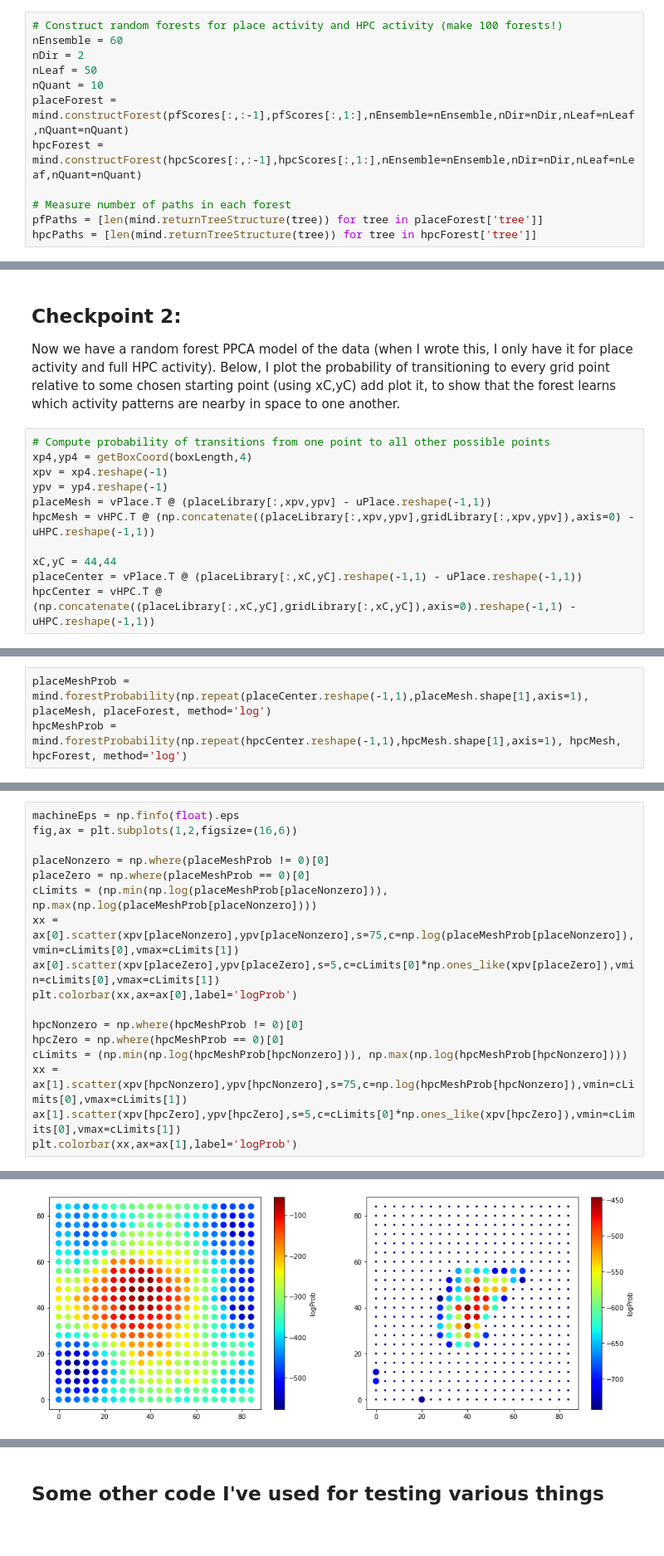
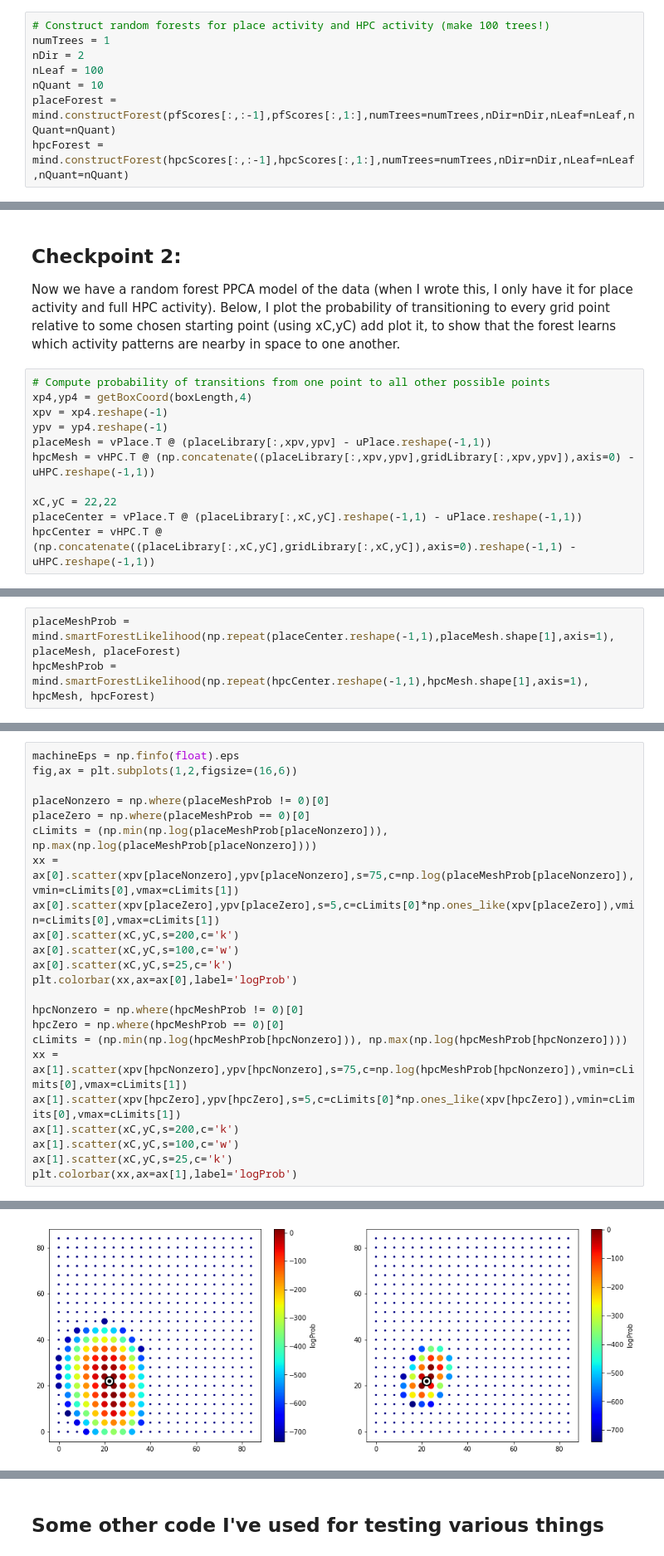
Before and after one commit to landoskape/mindAlgorithm, a Jupyter notebook: mindSimulations.ipynb, the cells around one changed output, grey strips where cells are left out. Shown at 83% size. Cells and saved outputs as stored; diff of their text form; blank space fills up the shorter version.

```diff
--- a/mindSimulations.ipynb
+++ b/mindSimulations.ipynb
@@ -171,15 +176,11 @@ Numpy finished in 0.2671053409576416 seconds
 # %%
-# Construct random forests for place activity and HPC activity (make 100 forests!)
-nEnsemble = 60
+# Construct random forests for place activity and HPC activity (make 100 trees!)
+numTrees = 1
 nDir = 2
-nLeaf = 50
+nLeaf = 100
 nQuant = 10
-placeForest = mind.constructForest(pfScores[:,:-1],pfScores[:,1:],nEnsemble=nEnsemble,nDir=nDir,nLeaf=nLeaf,nQuant=nQuant)
-hpcForest = mind.constructForest(hpcScores[:,:-1],hpcScores[:,1:],nEnsemble=nEnsemble,nDir=nDir,nLeaf=nLeaf,nQuant=nQuant)
-
-# Measure number of paths in each forest
-pfPaths = [len(mind.returnTreeStructure(tree)) for tree in placeForest['tree']]
-hpcPaths = [len(mind.returnTreeStructure(tree)) for tree in hpcForest['tree']]
+placeForest = mind.constructForest(pfScores[:,:-1],pfScores[:,1:],numTrees=numTrees,nDir=nDir,nLeaf=nLeaf,nQuant=nQuant)
+hpcForest = mind.constructForest(hpcScores[:,:-1],hpcScores[:,1:],numTrees=numTrees,nDir=nDir,nLeaf=nLeaf,nQuant=nQuant)
 # %%
 # For adding trees if necessary
 # placeForest = mind.addTrees(pfScores[:,:-1],pfScores[:,1:],placeForest,50)
@@ -195,6 +200,6 @@ ypv = yp4.reshape(-1)
 placeMesh = vPlace.T @ (placeLibrary[:,xpv,ypv] - uPlace.reshape(-1,1))
 hpcMesh = vHPC.T @ (np.concatenate((placeLibrary[:,xpv,ypv],gridLibrary[:,xpv,ypv]),axis=0) - uHPC.reshape(-1,1))
 
-xC,yC = 44,44
+xC,yC = 22,22
 placeCenter = vPlace.T @ (placeLibrary[:,xC,yC].reshape(-1,1) - uPlace.reshape(-1,1))
 hpcCenter = vHPC.T @ (np.concatenate((placeLibrary[:,xC,yC],gridLibrary[:,xC,yC]),axis=0).reshape(-1,1) - uHPC.reshape(-1,1))
@@ -203,3 +206,3 @@ NameError: name 'vPlace' is not defined
 # %%
-placeMeshProb = mind.forestProbability(np.repeat(placeCenter.reshape(-1,1),placeMesh.shape[1],axis=1), placeMesh, placeForest, method='log')
-hpcMeshProb = mind.forestProbability(np.repeat(hpcCenter.reshape(-1,1),hpcMesh.shape[1],axis=1), hpcMesh, hpcForest, method='log')
+placeMeshProb = mind.smartForestLikelihood(np.repeat(placeCenter.reshape(-1,1),placeMesh.shape[1],axis=1), placeMesh, placeForest)
+hpcMeshProb = mind.smartForestLikelihood(np.repeat(hpcCenter.reshape(-1,1),hpcMesh.shape[1],axis=1), hpcMesh, hpcForest)
@@ -208,23 +209,29 @@ NameError: name 'placeCenter' is not defined
 # %%
 machineEps = np.finfo(float).eps
 fig,ax = plt.subplots(1,2,figsize=(16,6))
 
 placeNonzero = np.where(placeMeshProb != 0)[0]
 placeZero = np.where(placeMeshProb == 0)[0]
 cLimits = (np.min(np.log(placeMeshProb[placeNonzero])), np.max(np.log(placeMeshProb[placeNonzero])))
 xx = ax[0].scatter(xpv[placeNonzero],ypv[placeNonzero],s=75,c=np.log(placeMeshProb[placeNonzero]),vmin=cLimits[0],vmax=cLimits[1])
 ax[0].scatter(xpv[placeZero],ypv[placeZero],s=5,c=cLimits[0]*np.ones_like(xpv[placeZero]),vmin=cLimits[0],vmax=cLimits[1])
+ax[0].scatter(xC,yC,s=200,c='k')
+ax[0].scatter(xC,yC,s=100,c='w')
+ax[0].scatter(xC,yC,s=25,c='k')
 plt.colorbar(xx,ax=ax[0],label='logProb')
 
 hpcNonzero = np.where(hpcMeshProb != 0)[0]
 hpcZero = np.where(hpcMeshProb == 0)[0]
 cLimits = (np.min(np.log(hpcMeshProb[hpcNonzero])), np.max(np.log(hpcMeshProb[hpcNonzero])))
 xx = ax[1].scatter(xpv[hpcNonzero],ypv[hpcNonzero],s=75,c=np.log(hpcMeshProb[hpcNonzero]),vmin=cLimits[0],vmax=cLimits[1])
 ax[1].scatter(xpv[hpcZero],ypv[hpcZero],s=5,c=cLimits[0]*np.ones_like(xpv[hpcZero]),vmin=cLimits[0],vmax=cLimits[1])
+ax[1].scatter(xC,yC,s=200,c='k')
+ax[1].scatter(xC,yC,s=100,c='w')
+ax[1].scatter(xC,yC,s=25,c='k')
 plt.colorbar(xx,ax=ax[1],label='logProb')
 # %% [output]
 <matplotlib.colorbar.Colorbar at 0x...>
-[figure, old version]
+[figure, new version]
 # %% [markdown]
 ## Next Step:
 Now, we have to build a distance map across the dataset. As indicated in the biorxiv paper, they do this with "landmark" points, which are selected using a greedy min/max algorithm which starts with random points, then continues selecting each next point as the one furthest away from all others (from this paper: http://graphics.stanford.edu/courses/cs468-05-winter/Papers/Landmarks/Silva_landmarks5.pdf)
```
Also changed, not shown: parts of 57 cells of this notebook, 3 other files.
